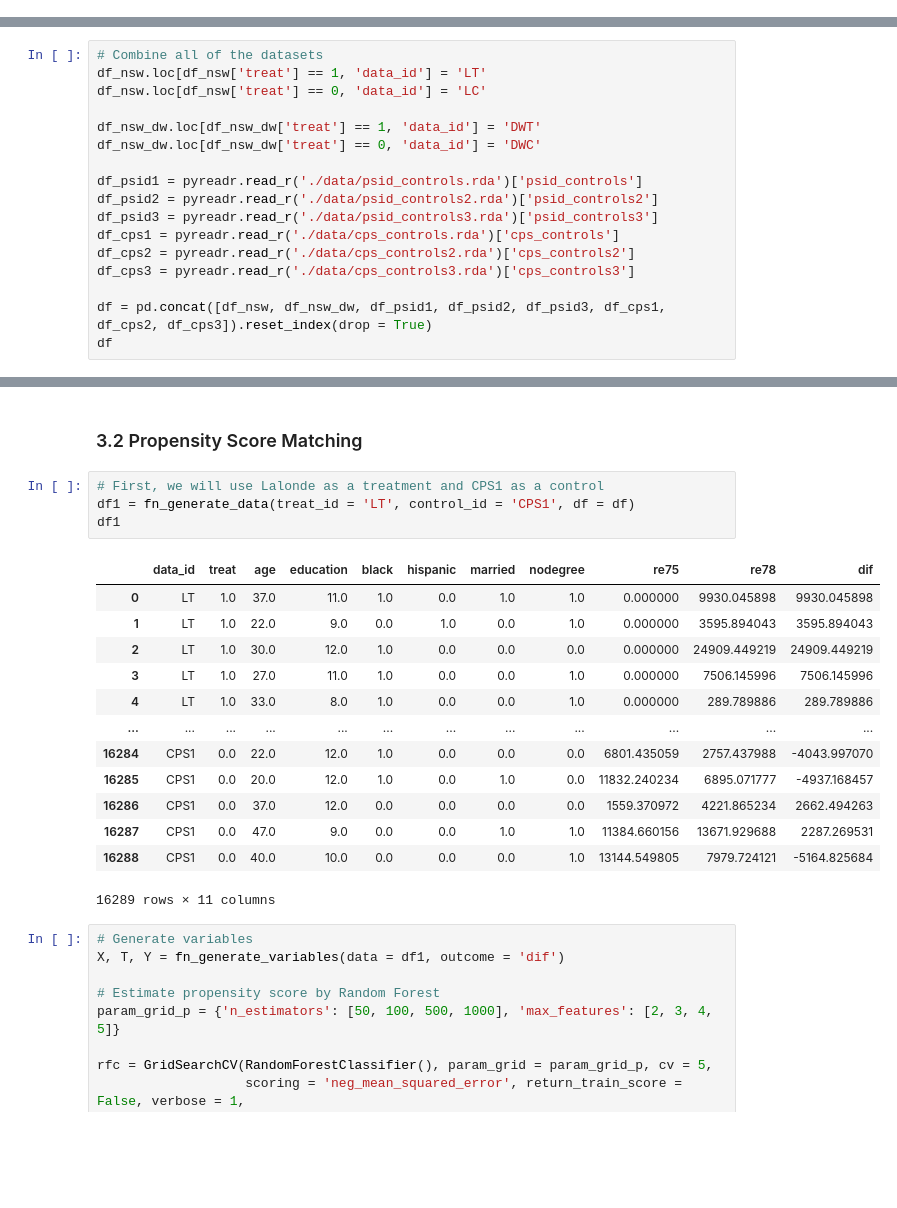
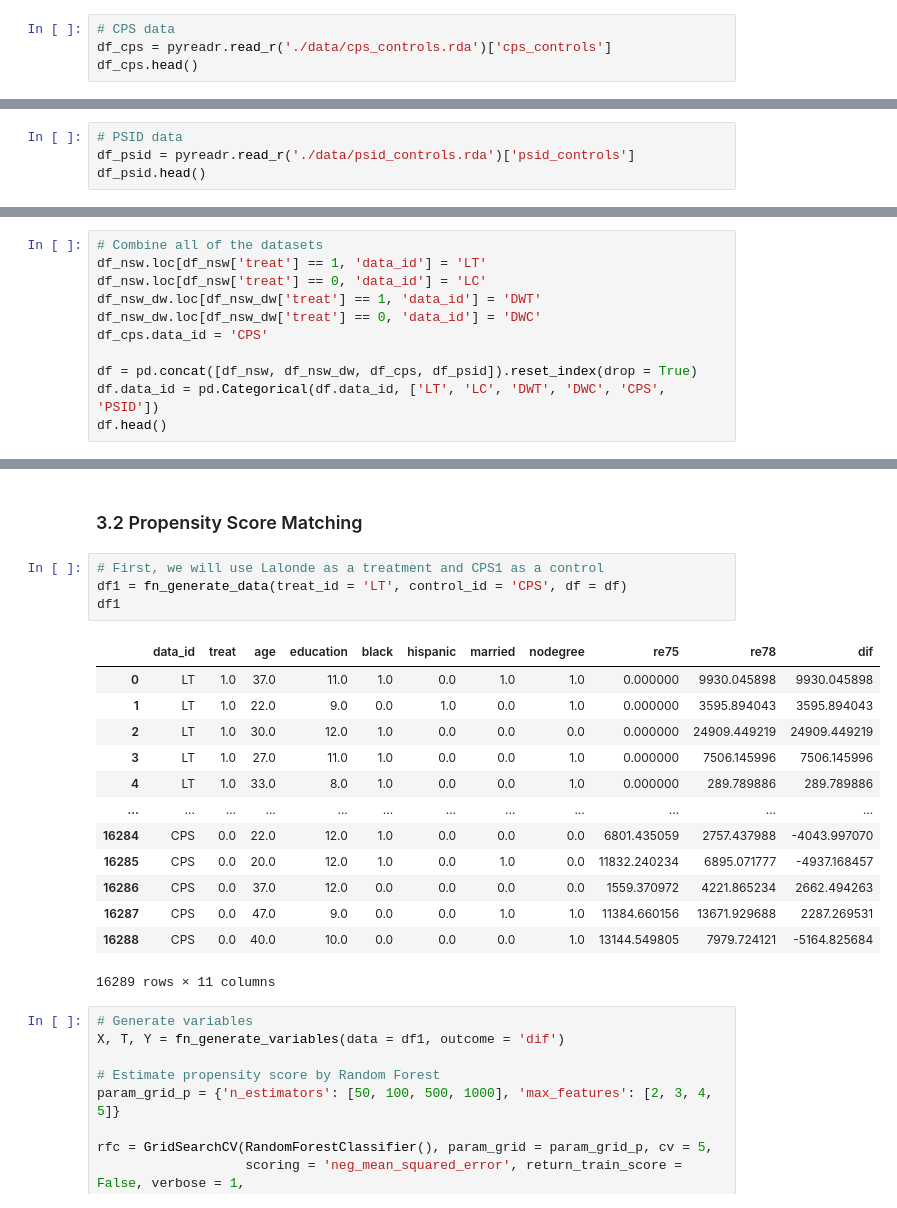
Before and after one commit to Masashi-Yoshioka/570_Project, a Jupyter notebook: 570_Project.ipynb, the cells around one changed output, grey strips where cells are left out. Saved outputs shown, nothing was run; the diff lists cells and outputs as text; blank space fills up the shorter version.

```diff
--- a/570_Project.ipynb
+++ b/570_Project.ipynb
@@ -95,0 +162,4 @@ df_nsw_dw.describe()
+# %%
+# CPS data
+df_cps = pyreadr.read_r('./data/cps_controls.rda')['cps_controls']
+df_cps.head()
@@ -95,0 +187,4 @@ df_nsw_dw.describe()
+# %%
+# PSID data
+df_psid = pyreadr.read_r('./data/psid_controls.rda')['psid_controls']
+df_psid.head()
@@ -97,19 +215,13 @@ df_nsw_dw.describe()
 # Combine all of the datasets
 df_nsw.loc[df_nsw['treat'] == 1, 'data_id'] = 'LT'
 df_nsw.loc[df_nsw['treat'] == 0, 'data_id'] = 'LC'
-
 df_nsw_dw.loc[df_nsw_dw['treat'] == 1, 'data_id'] = 'DWT'
 df_nsw_dw.loc[df_nsw_dw['treat'] == 0, 'data_id'] = 'DWC'
+df_cps.data_id = 'CPS'
 
-df_psid1 = pyreadr.read_r('./data/psid_controls.rda')['psid_controls']
-df_psid2 = pyreadr.read_r('./data/psid_controls2.rda')['psid_controls2']
-df_psid3 = pyreadr.read_r('./data/psid_controls3.rda')['psid_controls3']
-df_cps1 = pyreadr.read_r('./data/cps_controls.rda')['cps_controls']
-df_cps2 = pyreadr.read_r('./data/cps_controls2.rda')['cps_controls2']
-df_cps3 = pyreadr.read_r('./data/cps_controls3.rda')['cps_controls3']
-
-df = pd.concat([df_nsw, df_nsw_dw, df_psid1, df_psid2, df_psid3, df_cps1, df_cps2, df_cps3]).reset_index(drop = True)
-df
+df = pd.concat([df_nsw, df_nsw_dw, df_cps, df_psid]).reset_index(drop = True)
+df.data_id = pd.Categorical(df.data_id, ['LT', 'LC', 'DWT', 'DWC', 'CPS', 'PSID'])
+df.head()
 # %% [output]
 |  | data_id | treat | age | education | black | hispanic | married | nodegree | re75 | re78 | re74 |
 | 0 | LT | 1.0 | 37.0 | 11.0 | 1.0 | 0.0 | 1.0 | 1.0 | 0.0 | 9930.045898 | NaN |
@@ -343,21 +493,21 @@ Estimate $\mu_d (X) \equiv E[Y|D = d, X]$ by random forest.
 ### 3.2 Propensity Score Matching
 # %%
 # First, we will use Lalonde as a treatment and CPS1 as a control
-df1 = fn_generate_data(treat_id = 'LT', control_id = 'CPS1', df = df)
+df1 = fn_generate_data(treat_id = 'LT', control_id = 'CPS', df = df)
 df1
 # %% [output]
 |  | data_id | treat | age | education | black | hispanic | married | nodegree | re75 | re78 | dif |
 | 0 | LT | 1.0 | 37.0 | 11.0 | 1.0 | 0.0 | 1.0 | 1.0 | 0.000000 | 9930.045898 | 9930.045898 |
 | 1 | LT | 1.0 | 22.0 | 9.0 | 0.0 | 1.0 | 0.0 | 1.0 | 0.000000 | 3595.894043 | 3595.894043 |
 | 2 | LT | 1.0 | 30.0 | 12.0 | 1.0 | 0.0 | 0.0 | 0.0 | 0.000000 | 24909.449219 | 24909.449219 |
 | 3 | LT | 1.0 | 27.0 | 11.0 | 1.0 | 0.0 | 0.0 | 1.0 | 0.000000 | 7506.145996 | 7506.145996 |
 | 4 | LT | 1.0 | 33.0 | 8.0 | 1.0 | 0.0 | 0.0 | 1.0 | 0.000000 | 289.789886 | 289.789886 |
 | ... | ... | ... | ... | ... | ... | ... | ... | ... | ... | ... | ... |
-| 16284 | CPS1 | 0.0 | 22.0 | 12.0 | 1.0 | 0.0 | 0.0 | 0.0 | 6801.435059 | 2757.437988 | -4043.997070 |
-| 16285 | CPS1 | 0.0 | 20.0 | 12.0 | 1.0 | 0.0 | 1.0 | 0.0 | 11832.240234 | 6895.071777 | -4937.168457 |
-| 16286 | CPS1 | 0.0 | 37.0 | 12.0 | 0.0 | 0.0 | 0.0 | 0.0 | 1559.370972 | 4221.865234 | 2662.494263 |
-| 16287 | CPS1 | 0.0 | 47.0 | 9.0 | 0.0 | 0.0 | 1.0 | 1.0 | 11384.660156 | 13671.929688 | 2287.269531 |
-| 16288 | CPS1 | 0.0 | 40.0 | 10.0 | 0.0 | 0.0 | 0.0 | 1.0 | 13144.549805 | 7979.724121 | -5164.825684 |
+| 16284 | CPS | 0.0 | 22.0 | 12.0 | 1.0 | 0.0 | 0.0 | 0.0 | 6801.435059 | 2757.437988 | -4043.997070 |
+| 16285 | CPS | 0.0 | 20.0 | 12.0 | 1.0 | 0.0 | 1.0 | 0.0 | 11832.240234 | 6895.071777 | -4937.168457 |
+| 16286 | CPS | 0.0 | 37.0 | 12.0 | 0.0 | 0.0 | 0.0 | 0.0 | 1559.370972 | 4221.865234 | 2662.494263 |
+| 16287 | CPS | 0.0 | 47.0 | 9.0 | 0.0 | 0.0 | 1.0 | 1.0 | 11384.660156 | 13671.929688 | 2287.269531 |
+| 16288 | CPS | 0.0 | 40.0 | 10.0 | 0.0 | 0.0 | 0.0 | 1.0 | 13144.549805 | 7979.724121 | -5164.825684 |
 16289 rows × 11 columns
 # %%
 # Generate variables
```
Also changed, not shown: parts of 54 cells of this notebook, 4 other files.
